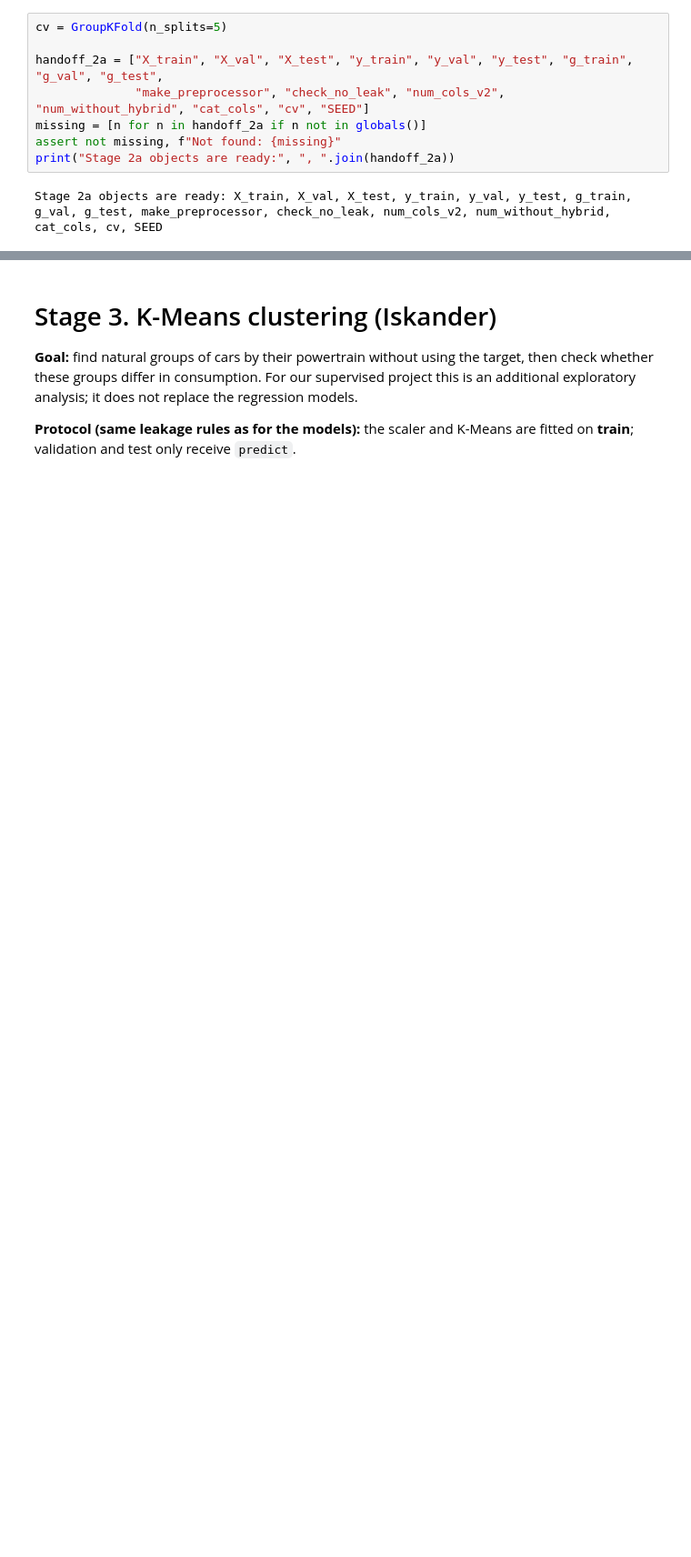
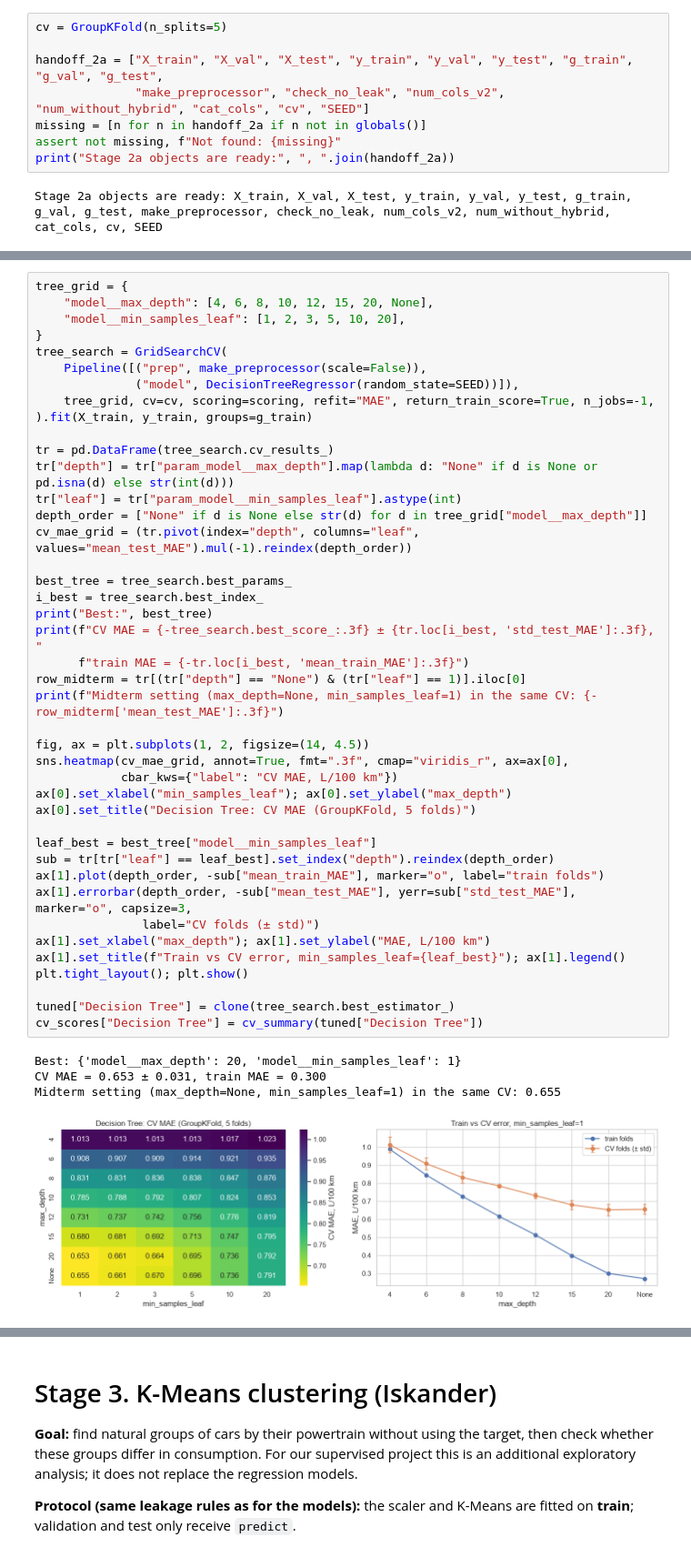
Before and after one commit to isk0nka-dot/Vehicle-Fuel-Efficiency, a Jupyter notebook: notebooks/endterm.ipynb, the cells around one changed output, grey strips where cells are left out. Shown at 91% size. Saved outputs shown, nothing was run; the diff lists cells and outputs as text; blank space fills up the shorter version.

```diff
--- a/notebooks/endterm.ipynb
+++ b/notebooks/endterm.ipynb
@@ -1999,0 +2048,47 @@ Stage 2a objects are ready: X_train, X_val, X_test, y_train, y_val, y_test, g_tr
+# %%
+tree_grid = {
+    "model__max_depth": [4, 6, 8, 10, 12, 15, 20, None],
+    "model__min_samples_leaf": [1, 2, 3, 5, 10, 20],
+}
+tree_search = GridSearchCV(
+    Pipeline([("prep", make_preprocessor(scale=False)),
+              ("model", DecisionTreeRegressor(random_state=SEED))]),
+    tree_grid, cv=cv, scoring=scoring, refit="MAE", return_train_score=True, n_jobs=-1,
+).fit(X_train, y_train, groups=g_train)
+
+tr = pd.DataFrame(tree_search.cv_results_)
+tr["depth"] = tr["param_model__max_depth"].map(lambda d: "None" if d is None or pd.isna(d) else str(int(d)))
+tr["leaf"] = tr["param_model__min_samples_leaf"].astype(int)
+depth_order = ["None" if d is None else str(d) for d in tree_grid["model__max_depth"]]
+cv_mae_grid = (tr.pivot(index="depth", columns="leaf", values="mean_test_MAE").mul(-1).reindex(depth_order))
+
+best_tree = tree_search.best_params_
+i_best = tree_search.best_index_
+print("Best:", best_tree)
+print(f"CV MAE = {-tree_search.best_score_:.3f} ± {tr.loc[i_best, 'std_test_MAE']:.3f}, "
+      f"train MAE = {-tr.loc[i_best, 'mean_train_MAE']:.3f}")
+row_midterm = tr[(tr["depth"] == "None") & (tr["leaf"] == 1)].iloc[0]
+print(f"Midterm setting (max_depth=None, min_samples_leaf=1) in the same CV: {-row_midterm['mean_test_MAE']:.3f}")
+
+fig, ax = plt.subplots(1, 2, figsize=(14, 4.5))
+sns.heatmap(cv_mae_grid, annot=True, fmt=".3f", cmap="viridis_r", ax=ax[0],
+            cbar_kws={"label": "CV MAE, L/100 km"})
+ax[0].set_xlabel("min_samples_leaf"); ax[0].set_ylabel("max_depth")
+ax[0].set_title("Decision Tree: CV MAE (GroupKFold, 5 folds)")
+
+leaf_best = best_tree["model__min_samples_leaf"]
+sub = tr[tr["leaf"] == leaf_best].set_index("depth").reindex(depth_order)
+ax[1].plot(depth_order, -sub["mean_train_MAE"], marker="o", label="train folds")
+ax[1].errorbar(depth_order, -sub["mean_test_MAE"], yerr=sub["std_test_MAE"], marker="o", capsize=3,
+               label="CV folds (± std)")
+ax[1].set_xlabel("max_depth"); ax[1].set_ylabel("MAE, L/100 km")
+ax[1].set_title(f"Train vs CV error, min_samples_leaf={leaf_best}"); ax[1].legend()
+plt.tight_layout(); plt.show()
+
+tuned["Decision Tree"] = clone(tree_search.best_estimator_)
+cv_scores["Decision Tree"] = cv_summary(tuned["Decision Tree"])
+# %% [output]
+Best: {'model__max_depth': 20, 'model__min_samples_leaf': 1}
+CV MAE = 0.653 ± 0.031, train MAE = 0.300
+Midterm setting (max_depth=None, min_samples_leaf=1) in the same CV: 0.655
+[figure, added]
```
Also changed, not shown: parts of 63 cells of this notebook, 1 other file.
